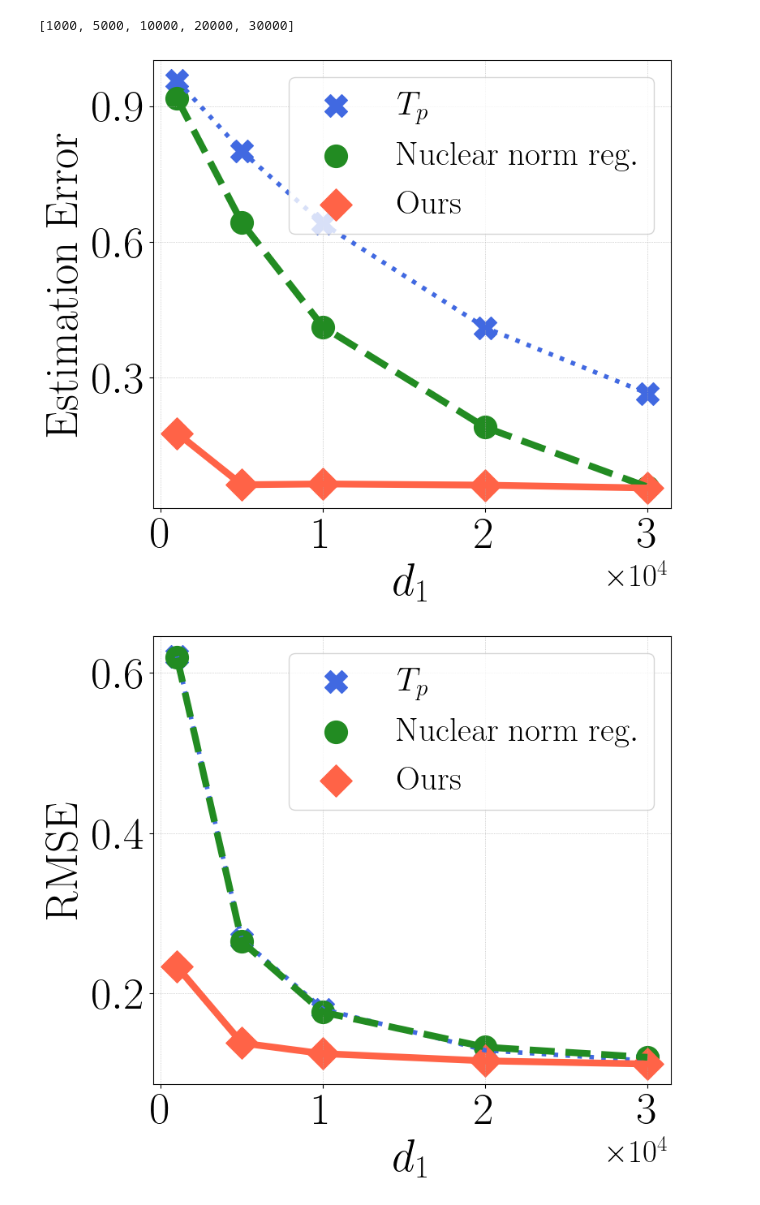
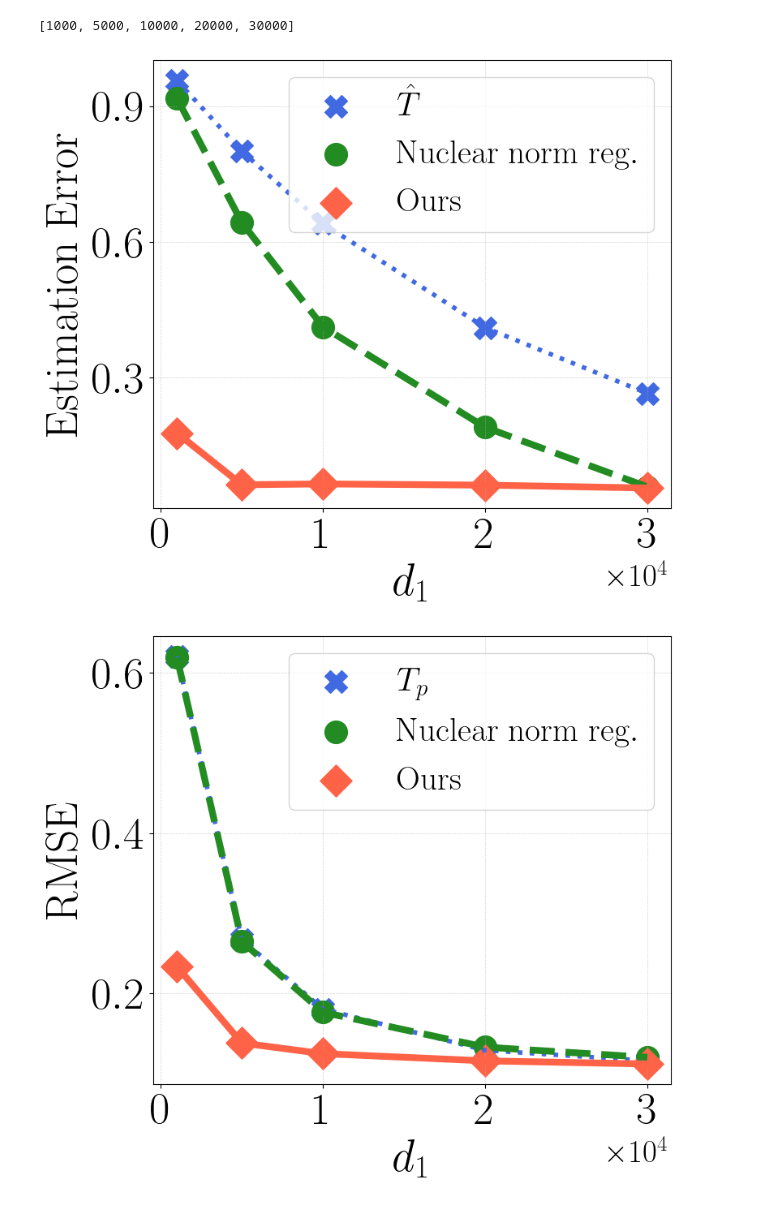
Before and after one commit to VirtuosoResearch/Matrix-completion-from-ultrasparse-samples, a Jupyter notebook: revised_figures/ten_entries_per_row.ipynb, the cells around one changed output. Cells and saved outputs as stored; diff of their text form; code cells hidden in the pictures.

```diff
--- a/revised_figures/ten_entries_per_row.ipynb
+++ b/revised_figures/ten_entries_per_row.ipynb
@@ -54,35 +54,35 @@ f, ax = plt.subplots(figsize=(8,7))
 
 enhance = ob2_rmse_mean / rmse_mean
 enhance = rmse_mean / ob2_rmse_mean
 
 plt.plot(X, T_freq_err_mean, lw=4, color='royalblue',ls="dotted" )
 plt.plot(X, ob2_err_mean, lw=6, color='forestgreen', ls="dashed")
 plt.plot(X, err_mean, color='tomato',lw=6)
 
-plt.scatter(X, T_freq_err_mean, s=400, color='royalblue', label=r"${T}_p$", marker="X")
+plt.scatter(X, T_freq_err_mean, s=400, color='royalblue', label=r"$\hat{T}$", marker="X")
 plt.scatter(X, ob2_err_mean, s=400, color='forestgreen', label=r"$\mathrm{Nuclear~norm~reg.}$")
 plt.scatter(X, err_mean, s=400, color='tomato', label=r"$\mathrm{Ours}$", marker="D")
 
 plt.xlabel(r"$d_1$", fontsize=40)
 plt.ylabel(r"$\mathrm{Estimation~Error}$", fontsize=40)
 
 plt.yticks([0.3, 0.6, 0.9],fontsize=40)
 xticks = [0, 10000, 20000, 30000]
 plt.xticks(xticks, fontsize=40)
 plt.ticklabel_format(style='sci', scilimits=(0,0), axis='x')
 ax.xaxis.get_offset_text().set_fontsize(28)
 plt.legend(fontsize=30, loc='upper right')
 
 plt.grid(lw=0.5, ls=":")
 plt.tight_layout()
 plot_name = f"ten_entries_per_row_err.pdf"
 plt.savefig(plot_name, bbox_inches='tight', format="pdf", dpi=1200)
 
 plt.show()
 plt.close()
 # %% [output]
 [1000, 5000, 10000, 20000, 30000]
-[figure, old version]
+[figure, new version]
 # %%
 # observed entries
 X = results['user_list']
```
Also changed, not shown: parts of 1 cell of this notebook, 8 other files.
